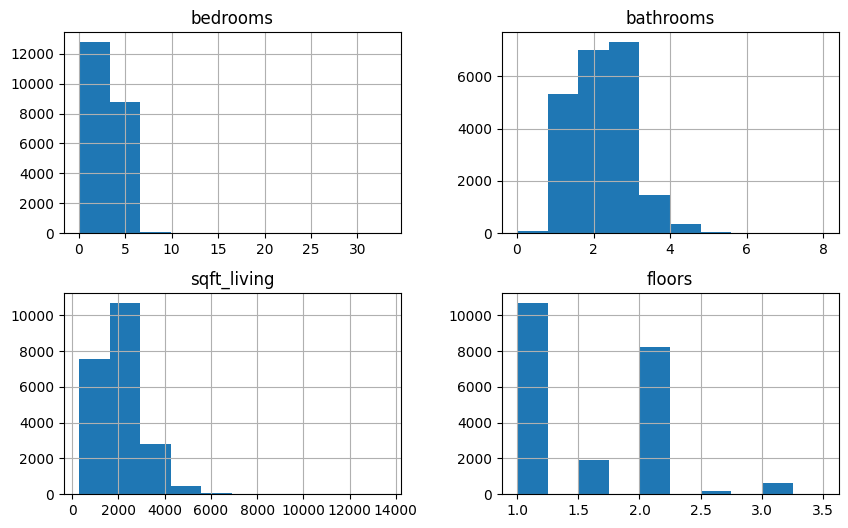
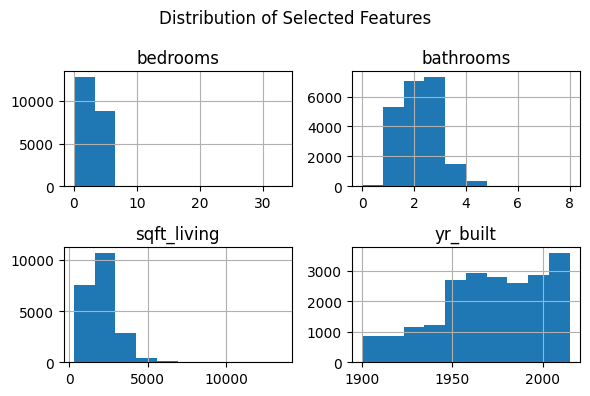
The change to this notebook cell's code, shown as a diff; its figure went from the first image to the second:
--- before
+++ after
@@ -1,4 +1,8 @@
-features = ["bedrooms", "bathrooms", "sqft_living", "floors"]
+# zipcode excluded
+features = ["bedrooms", "bathrooms", "sqft_living", "yr_built"]
 
-df[features].hist(figsize=(10, 6))
+# plot distributions of selected features
+df[features].hist(figsize=(6, 4))
+plt.suptitle("Distribution of Selected Features")
+plt.tight_layout()
 plt.show()

Commit: feature: add eda results and description